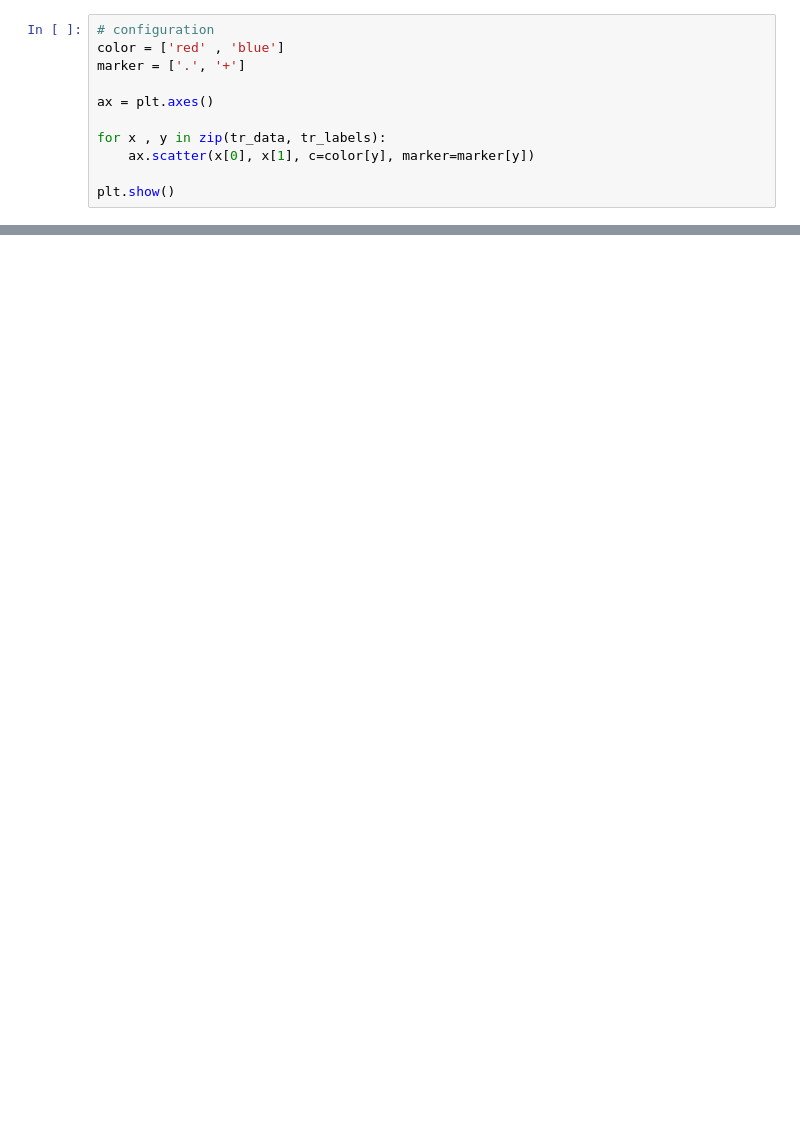
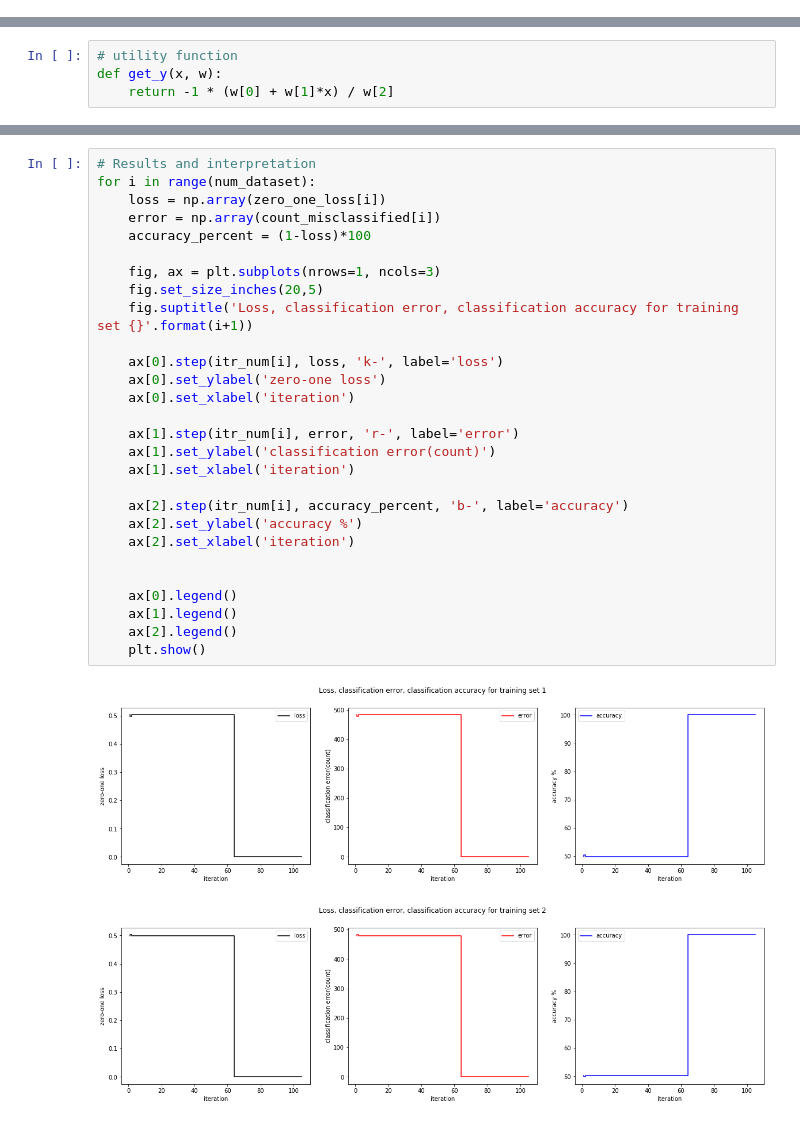
Before and after one commit to KishoreKaushal/deep-learning, a Jupyter notebook: perceptron/assignment1/assignment1.ipynb, the cells around one changed output, grey strips where cells are left out. Cells and saved outputs as stored; diff of their text form; blank space fills up the shorter version.

Commit message:
added plots for loss vs iteration

```diff
--- a/perceptron/assignment1/assignment1.ipynb
+++ b/perceptron/assignment1/assignment1.ipynb
@@ -16,11 +0,0 @@ print(tr_data.shape)
-# %%
-# configuration
-color = ['red' , 'blue']
-marker = ['.', '+']
-
-ax = plt.axes()
-
-for x , y in zip(tr_data, tr_labels):
-    ax.scatter(x[0], x[1], c=color[y], marker=marker[y])
-
-plt.show()
@@ -89,0 +32,4 @@ plt.show()
+# %%
+# utility function
+def get_y(x, w):
+    return -1 * (w[0] + w[1]*x) / w[2]
@@ -89,0 +196,31 @@ plt.show()
+# %%
+# Results and interpretation
+for i in range(num_dataset):
+    loss = np.array(zero_one_loss[i])
+    error = np.array(count_misclassified[i])
+    accuracy_percent = (1-loss)*100
+
+    fig, ax = plt.subplots(nrows=1, ncols=3)
+    fig.set_size_inches(20,5)
+    fig.suptitle('Loss, classification error, classification accuracy for training set {}'.format(i+1))
+
+    ax[0].step(itr_num[i], loss, 'k-', label='loss')
+    ax[0].set_ylabel('zero-one loss')
+    ax[0].set_xlabel('iteration')
+
+    ax[1].step(itr_num[i], error, 'r-', label='error')
+    ax[1].set_ylabel('classification error(count)')
+    ax[1].set_xlabel('iteration')
+
+    ax[2].step(itr_num[i], accuracy_percent, 'b-', label='accuracy')
+    ax[2].set_ylabel('accuracy %')
+    ax[2].set_xlabel('iteration')
+
+
+    ax[0].legend()
+    ax[1].legend()
+    ax[2].legend()
+    plt.show()
+# %% [output]
+[figure, added]
+[figure, added]
```
Also changed, not shown: parts of 11 cells of this notebook.
